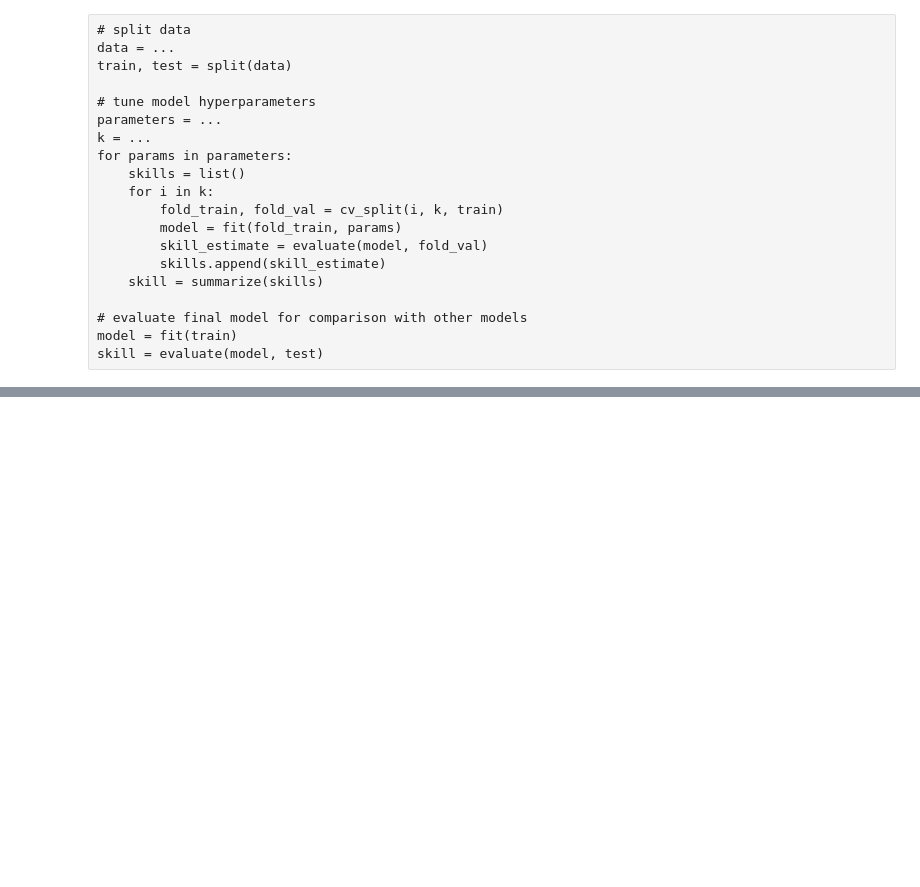
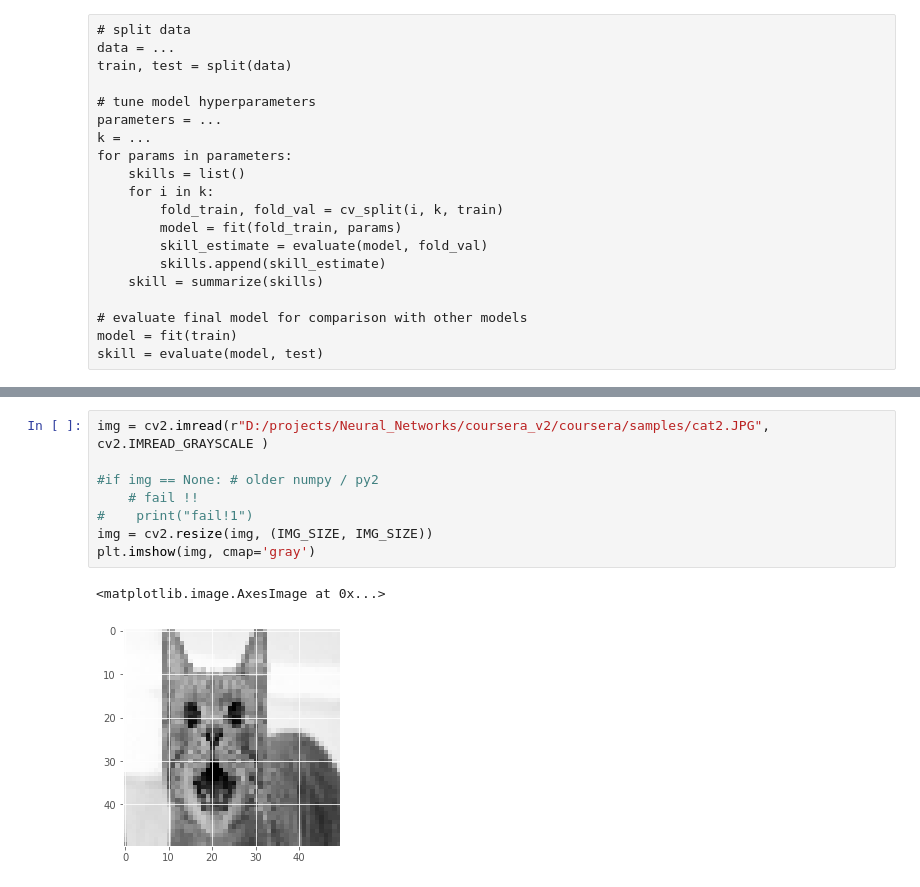
Before and after one commit to yusuftengriverdi/neural_networks, a Jupyter notebook: CNN_Last.ipynb, the cells around one changed output, grey strips where cells are left out. Saved outputs shown, nothing was run; the diff lists cells and outputs as text; blank space fills up the shorter version.

```diff
--- a/CNN_Last.ipynb
+++ b/CNN_Last.ipynb
@@ -321,0 +533,11 @@ for i in range(2):
+# %%
+img = cv2.imread(r"D:/projects/Neural_Networks/coursera_v2/coursera/samples/cat2.JPG", cv2.IMREAD_GRAYSCALE )
+
+#if img == None: # older numpy / py2
+    # fail !!
+#    print("fail!1")
+img = cv2.resize(img, (IMG_SIZE, IMG_SIZE))
+plt.imshow(img, cmap='gray')
+# %% [output]
+<matplotlib.image.AxesImage at 0x...>
+[figure, added]
```
Also changed, not shown: parts of 23 cells of this notebook.
